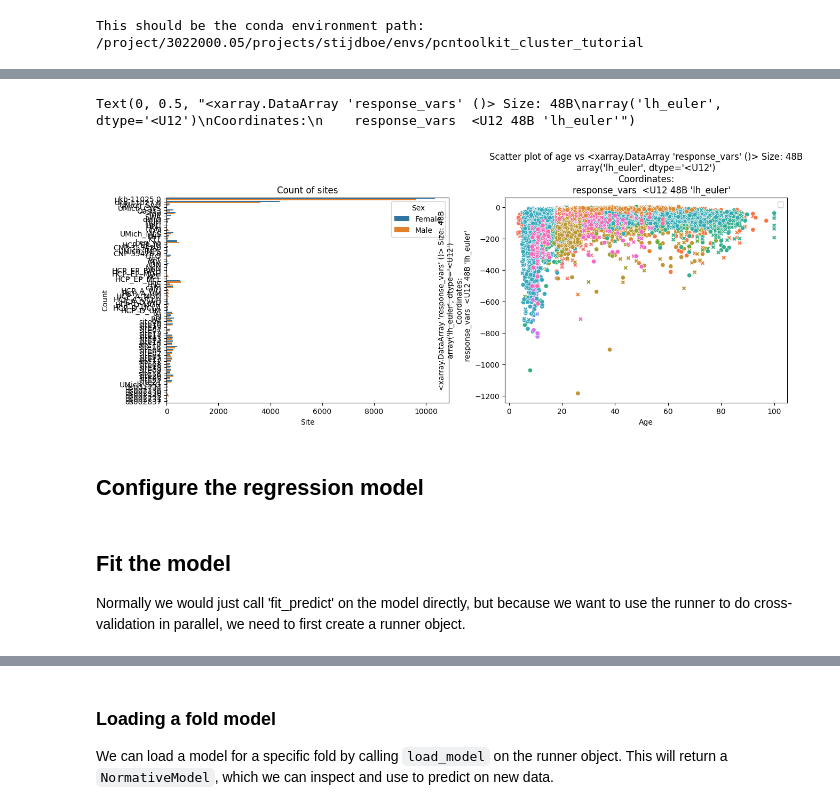
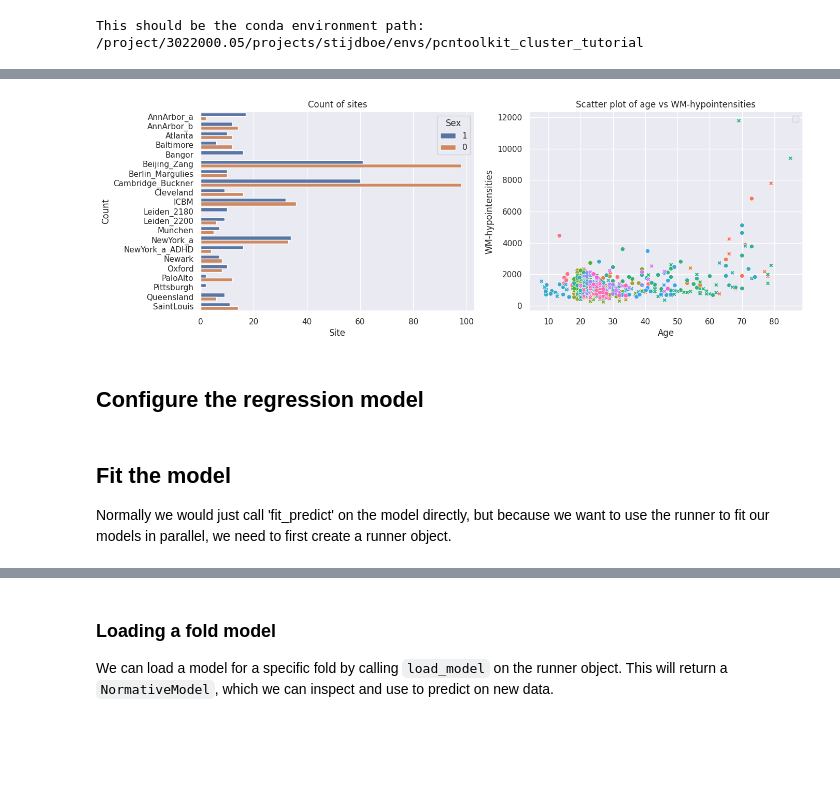
Before and after one commit to amarquand/PCNtoolkit, a Jupyter notebook: examples/02_cluster_jobs.ipynb, the cells around one changed output, grey strips where cells are left out. Cells and saved outputs as stored; diff of their text form; code cells hidden in the pictures; blank space fills up the shorter version.

```diff
--- a/examples/02_cluster_jobs.ipynb
+++ b/examples/02_cluster_jobs.ipynb
@@ -174,0 +75,18 @@ print(normdata.Y.values.mean(axis=0))
+# %%
+# Download the dataset
+norm_data: NormData = load_fcon1000()
+features_to_model = [
+    "WM-hypointensities",
+    "Right-Lateral-Ventricle",
+    "Right-Amygdala",
+    "CortexVol",
+]
+# Select only a few features
+norm_data = norm_data.sel({"response_vars": features_to_model})
+# Leave two sites out for doing transfer and extend later
+transfer_sites = ["Milwaukee_b", "Oulu"]
+transfer_data, fit_data = norm_data.split_batch_effects({"site": transfer_sites}, names=("transfer", "fit"))
+
+# Split into train and test sets
+train, test = fit_data.train_test_split()
+transfer_train, transfer_test = transfer_data.train_test_split()
@@ -175,32 +111,32 @@ print(normdata.Y.values.mean(axis=0))
 # %%
-normdata = load_lifespan_big()
-train, test = normdata.train_test_split(splits=[0.8, 0.2])
 # Inspect the data
+feature_to_plot = features_to_model[0]
 df = train.to_dataframe()
 fig, ax = plt.subplots(1, 2, figsize=(15, 5))
+
 sns.countplot(data=df, y=("batch_effects", "site"), hue=("batch_effects", "sex"), ax=ax[0], orient="h")
 ax[0].legend(title="Sex")
 ax[0].set_title("Count of sites")
 ax[0].set_xlabel("Site")
 ax[0].set_ylabel("Count")
 
+
 sns.scatterplot(
     data=df,
     x=("X", "age"),
-    y=("Y", normdata.response_vars.values[0]),
+    y=("Y", feature_to_plot),
     hue=("batch_effects", "site"),
     style=("batch_effects", "sex"),
     ax=ax[1],
 )
 ax[1].legend([], [])
-ax[1].set_title(f"Scatter plot of age vs {normdata.response_vars[0]}")
+ax[1].set_title(f"Scatter plot of age vs {feature_to_plot}")
 ax[1].set_xlabel("Age")
-ax[1].set_ylabel(normdata.response_vars[0])
+ax[1].set_ylabel(feature_to_plot)
 
-# plt.savefig(os.path.join(resource_dir, "lifespan_big_scatter.png"))
+plt.show()
 # %% [output]
-Text(0, 0.5, "<xarray.DataArray 'response_vars' ()> Size: 48B\narray('lh_euler', dtype='<U12')\nCoordinates:\n    response_vars  <U12 48B 'lh_euler'")
-[figure, old version]
+[figure, new version]
 # %% [markdown]
 ## Configure the regression model
 # %%
@@ -241,7 +178,7 @@ model = NormativeModel(
 )
 # %% [markdown]
 ## Fit the model
-Normally we would just call 'fit_predict' on the model directly, but because we want to use the runner to do cross-validation in parallel, we need to first create a runner object.
+Normally we would just call 'fit_predict' on the model directly, but because we want to use the runner to fit our models in parallel, we need to first create a runner object.
 # %%
 runner = Runner(
     cross_validate=False,
```
Also changed, not shown: parts of 20 cells of this notebook, 2 other files.
